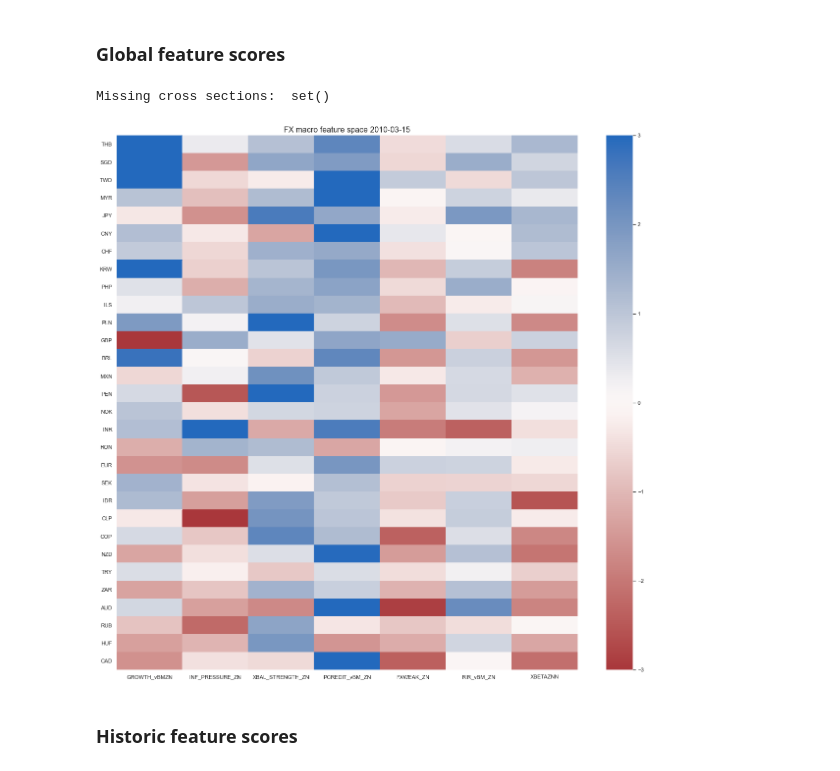
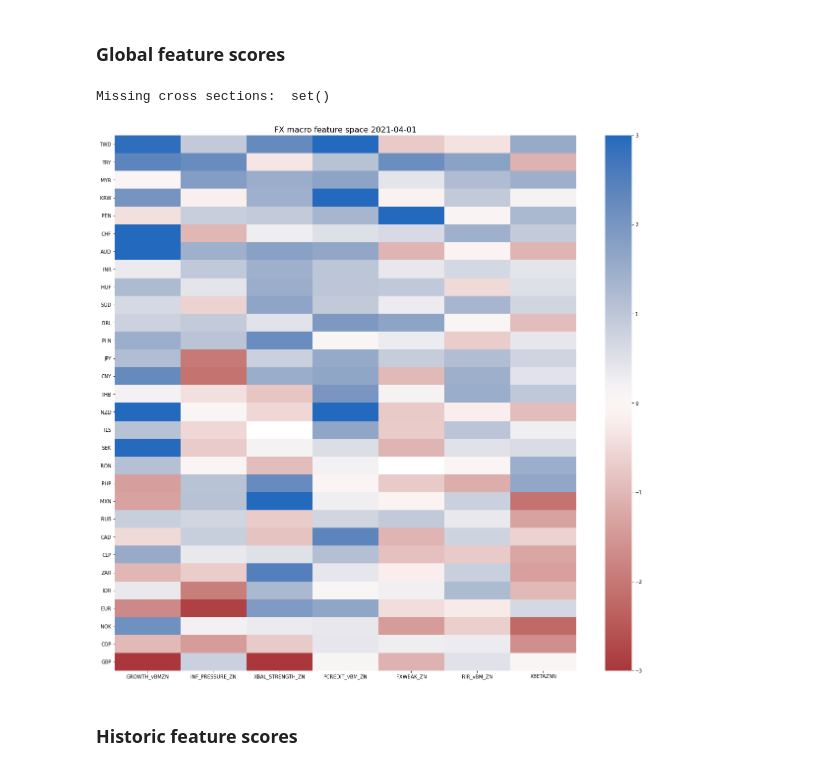
Before and after one commit to macrosynergy/macrosynergy, a Jupyter notebook: notebooks/applications/FxMacro.ipynb, the cells around one changed output. Saved outputs shown, nothing was run; the diff lists cells and outputs as text; code cells hidden in the pictures.

```diff
--- a/notebooks/applications/FxMacro.ipynb
+++ b/notebooks/applications/FxMacro.ipynb
@@ -329,11 +328,11 @@ fx_macro=['GROWTH_vBMZN', 'INF_PRESSURE_ZN', 'XBAL_STRENGTH_ZN', 'PCREDIT_vBM_ZN
 fx_value=['FXWEAK_ZN', 'RIR_vBM_ZN', 'XBETAZNN']
 fx_space = fx_macro + fx_value
 # %%
-global_score(dfd_zn, xcats=fx_space, cids=cids_fx, score_date='2010-03-15', rank=True,
+global_score(dfd_zn, xcats=fx_space, cids=cids_fx, score_date='2021-04-01', rank=True,
              header='FX macro feature space', thresh = 3)
 # %% [output]
 Missing cross sections:  set()
-[figure, old version]
+[figure, new version]
 # %% [markdown]
 ### Historic feature scores
 # %%
```
Also changed, not shown: parts of 3 cells of this notebook, 6 other files.
